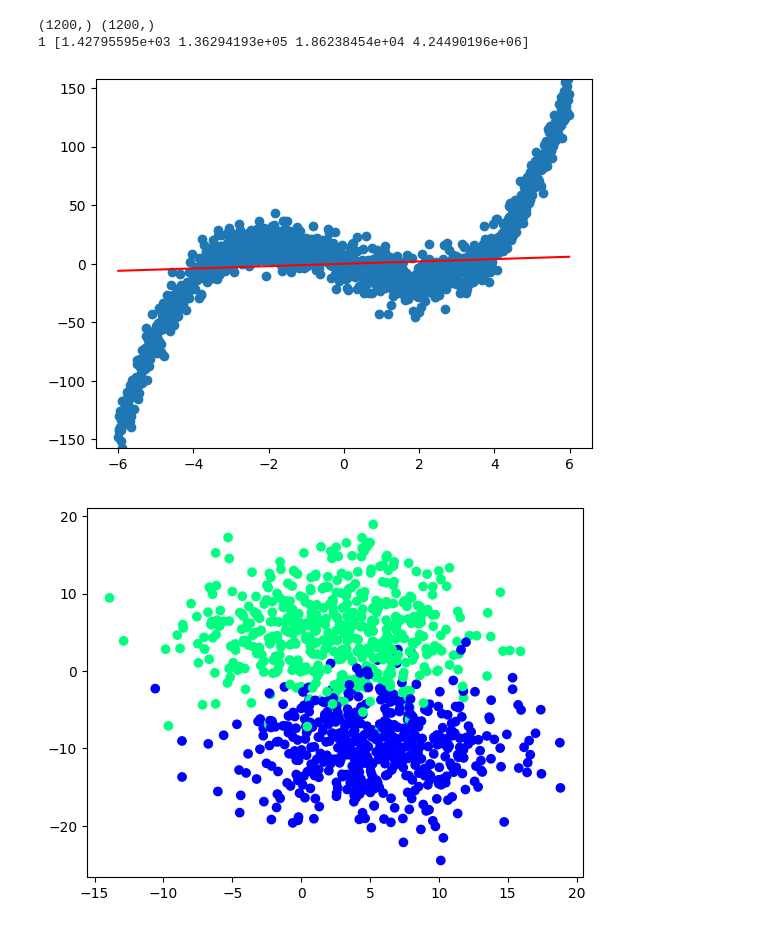
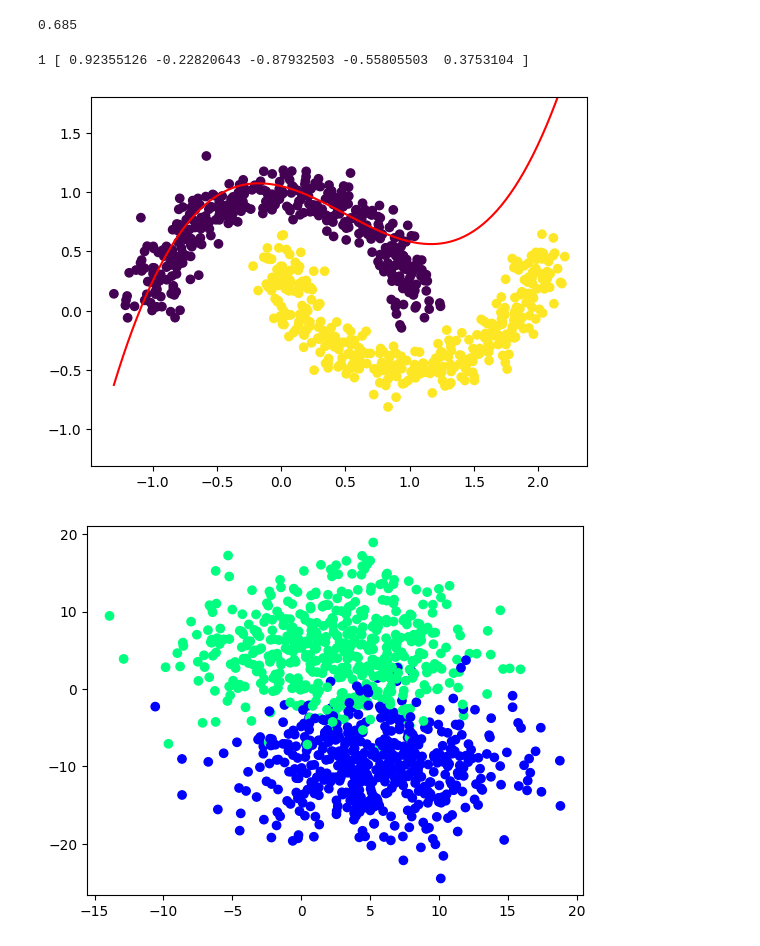
Before and after one commit to amirhosseinttt/perceptron, a Jupyter notebook: Q4.ipynb, the cells around one changed output. Cells and saved outputs as stored; diff of their text form; code cells hidden in the pictures.

```diff
--- a/Q4.ipynb
+++ b/Q4.ipynb
@@ -37,21 +43,30 @@ Epoch: 9, Error: 37647.67781851993
 # %%
-print(x.shape, ydata.shape)
-plt.scatter(x, ydata)
-line_x = np.linspace(x.min() , x.max(), 100)
+model_input = np.array([np.array([i[0], i[1], np.square(i[0]), np.power(i[0], 3)]) for i in test_input])
+predicted = model.predict(model_input)[1]
 
-line_y = [-adaline._weights[1] * i - adaline._weights[2] * np.square(i) - adaline._weights[3] * np.power(i, 3) - adaline._weights[0] * adaline._bias  for i in line_x]
-
-
-print(adaline._bias, adaline._weights)
-
-plt.plot(line_x, line_x, 'r-')
-plt.ylim(ydata.min(), ydata.max())
-
-plt.show()
+accuracy = np.sum(predicted == test_labels) / len(test_labels)
+print(accuracy)
 # %% [output]
-(1200,) (1200,)
-1 [1.42795595e+03 1.36294193e+05 1.86238454e+04 4.24490196e+06]
+0.685
-[figure, removed]
+# %%
+plt.scatter(train_inputs[:,0], train_inputs[:,1], c=train_labels)
+x = np.linspace(train_inputs[:,0].min() , train_inputs[:,0].max(), 100)
+
+w = model.get_weights()
+b = model.get_bias()
+
+y = [-w[1] * i - w[3] * np.square(i) - w[4] * np.power(i, 3) - w[0] * b  for i in x] / w[2]
+
+
+print(b, w)
+
+plt.plot(x, y, 'r-')
+plt.ylim(train_inputs[:,1].min() - 0.5, train_inputs[:,1].max() + 0.5)
+
+plt.show()
+# %% [output]
+1 [ 0.92355126 -0.22820643 -0.87932503 -0.55805503  0.3753104 ]
+[figure, added]
 # %%
 x, y = make_blobs(n_samples=1000, n_features=2, centers=2, cluster_std=5, random_state=10)
 plt.scatter(x[:,0], x[:,1], c=y, cmap='winter')
```
Also changed, not shown: parts of 4 cells of this notebook, 3 other files.
